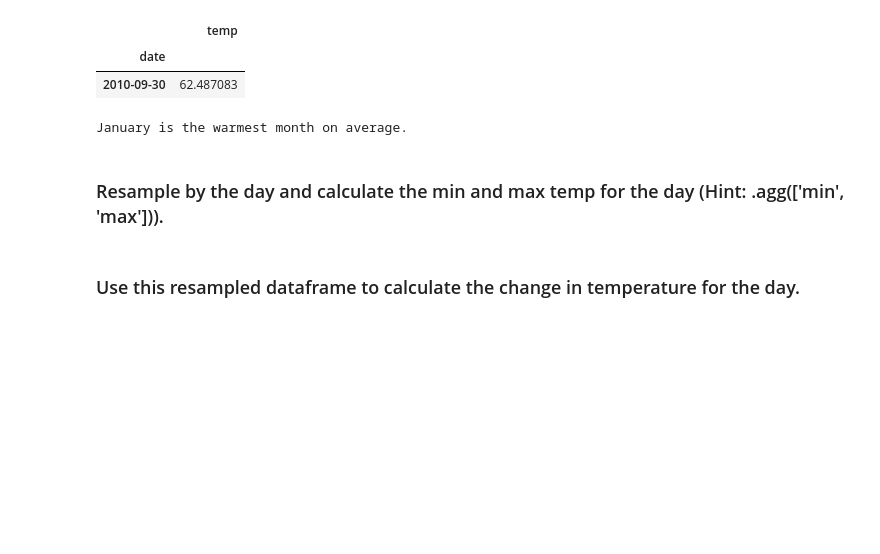
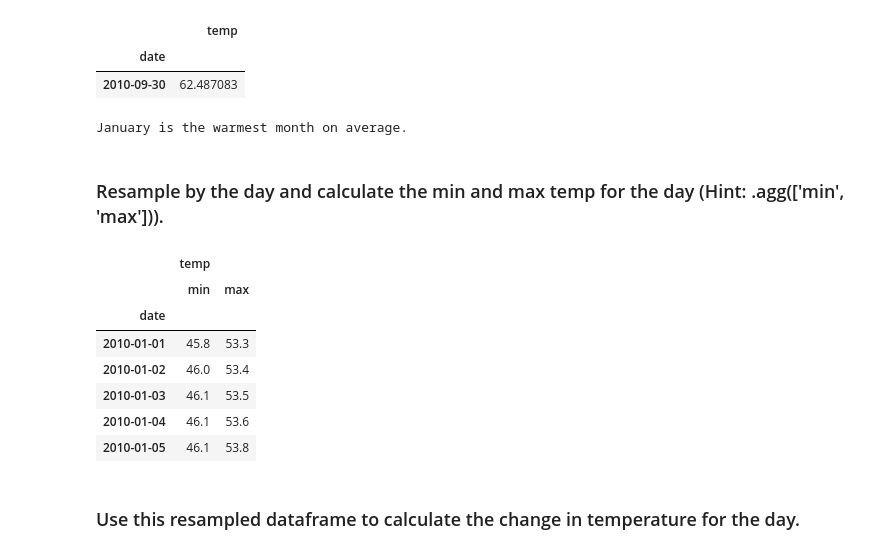
Before and after one commit to SamuelD-Data/time-series-exercises, a Jupyter notebook: working_with_time_series_data.ipynb, the cells around one changed output. Cells and saved outputs as stored; diff of their text form; code cells hidden in the pictures; blank space fills up the shorter version.

```diff
--- a/working_with_time_series_data.ipynb
+++ b/working_with_time_series_data.ipynb
@@ -81,5 +83,18 @@ print('January is the warmest month on average.')
 January is the warmest month on average.
 # %% [markdown]
 ### Resample by the day and calculate the min and max temp for the day (Hint: .agg(['min', 'max'])).
+# %%
+min_max_day_temp = df.resample('D').agg(['min', 'max'])
+
+min_max_day_temp.head()
+# %% [output]
+|  | temp |  |
+|  | min | max |
+| date |  |  |
+| 2010-01-01 | 45.8 | 53.3 |
+| 2010-01-02 | 46.0 | 53.4 |
+| 2010-01-03 | 46.1 | 53.5 |
+| 2010-01-04 | 46.1 | 53.6 |
+| 2010-01-05 | 46.1 | 53.8 |
 # %% [markdown]
 ### Use this resampled dataframe to calculate the change in temperature for the day.
```
Also changed, not shown: parts of 14 cells of this notebook.
